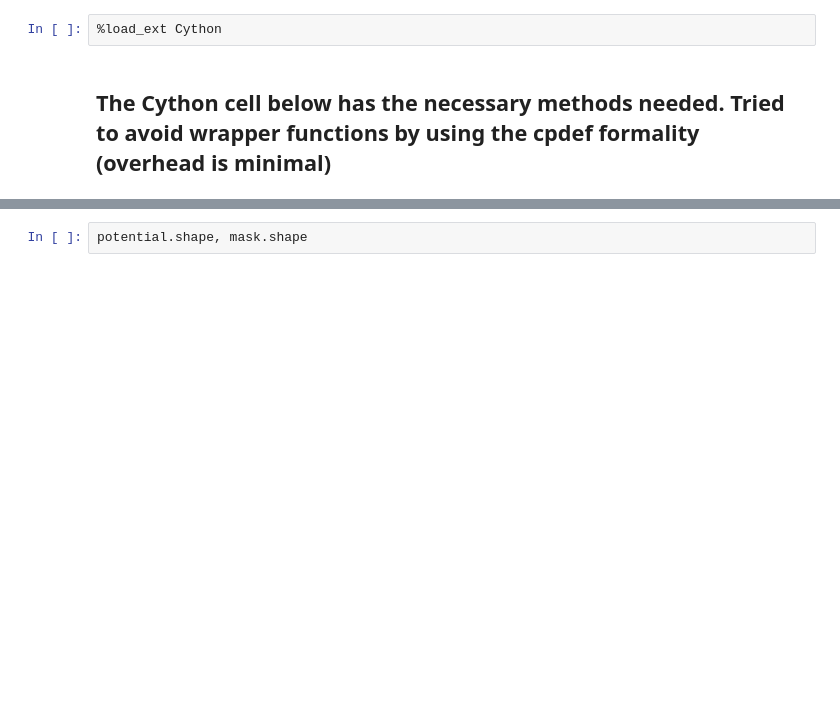
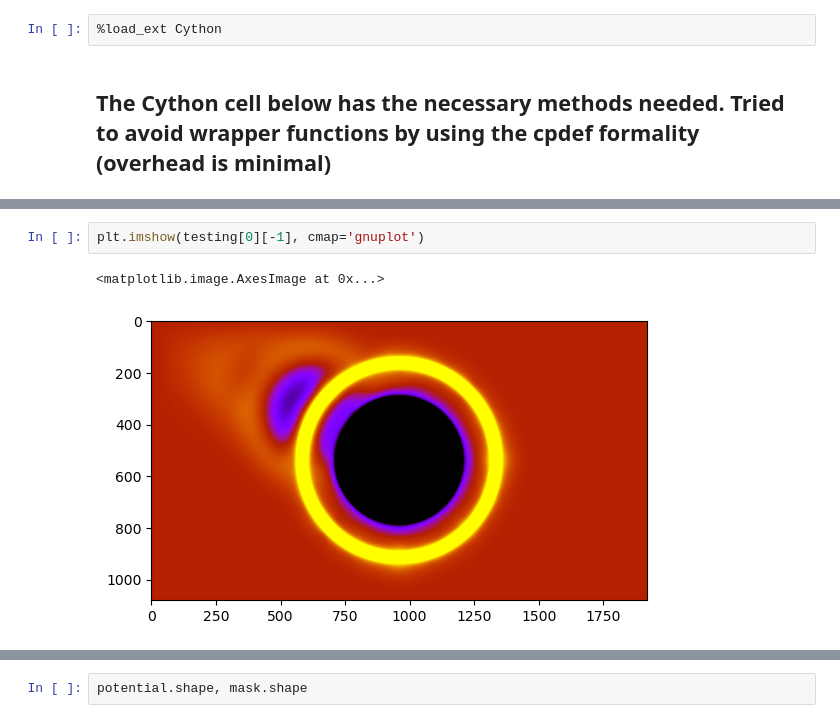
Before and after one commit to dcthecook/electrodynamics, a Jupyter notebook: CYTHON_Jacobi_Multiprocessed.ipynb, the cells around one changed output, grey strips where cells are left out. Saved outputs shown, nothing was run; the diff lists cells and outputs as text; blank space fills up the shorter version.

```diff
--- a/CYTHON_Jacobi_Multiprocessed.ipynb
+++ b/CYTHON_Jacobi_Multiprocessed.ipynb
@@ -222,0 +260,5 @@ plt.show()
+# %%
+plt.imshow(testing[0][-1], cmap='gnuplot')
+# %% [output]
+<matplotlib.image.AxesImage at 0x...>
+[figure, added]
```
Also changed, not shown: parts of 46 cells of this notebook.
